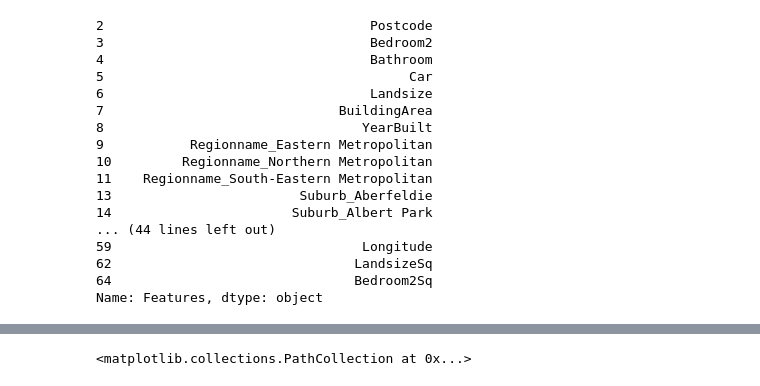
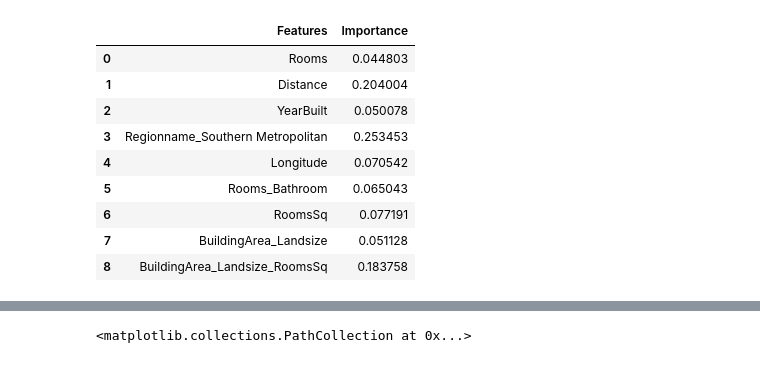
Before and after one commit to OckhamsRazor15/New-Thinkful-DS-Projects, a Jupyter notebook: Unit 3. Deeper into Supervised Learning/Housing Prices.ipynb, the cells around one changed output, grey strips where cells are left out. Saved outputs shown, nothing was run; the diff lists cells and outputs as text; code cells hidden in the pictures.

```diff
--- a/Unit 3. Deeper into Supervised Learning/Housing Prices.ipynb
+++ b/Unit 3. Deeper into Supervised Learning/Housing Prices.ipynb
@@ -186,23 +179,16 @@ test2.columns = ["Features", "Importance"]
 # %%
 
 test3 = test2[test2["Importance"] <= 0.03]
-test3["Features"]
+test2
 # %% [output]
-2                                  Postcode
-3                                  Bedroom2
-4                                  Bathroom
-5                                       Car
-6                                  Landsize
-7                              BuildingArea
-8                                 YearBuilt
-9           Regionname_Eastern Metropolitan
-10         Regionname_Northern Metropolitan
-11    Regionname_South-Eastern Metropolitan
-13                        Suburb_Aberfeldie
-14                       Suburb_Albert Park
-... (44 lines left out)
-59                                Longitude
-62                               LandsizeSq
-64                               Bedroom2Sq
-Name: Features, dtype: object
+|  | Features | Importance |
+| 0 | Rooms | 0.044803 |
+| 1 | Distance | 0.204004 |
+| 2 | YearBuilt | 0.050078 |
+| 3 | Regionname_Southern Metropolitan | 0.253453 |
+| 4 | Longitude | 0.070542 |
+| 5 | Rooms_Bathroom | 0.065043 |
+| 6 | RoomsSq | 0.077191 |
+| 7 | BuildingArea_Landsize | 0.051128 |
+| 8 | BuildingArea_Landsize_RoomsSq | 0.183758 |
 # %%
```
Also changed, not shown: parts of 24 cells of this notebook.
